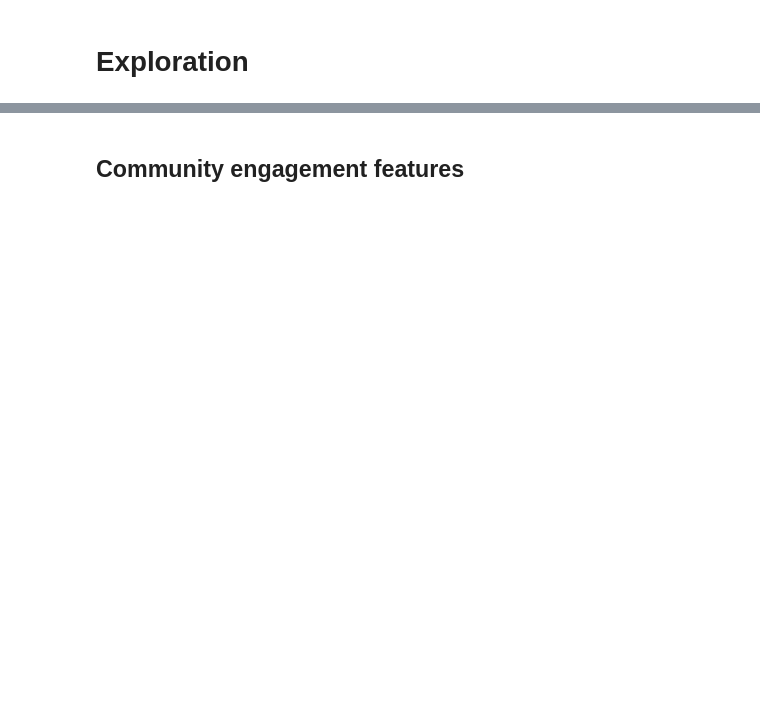
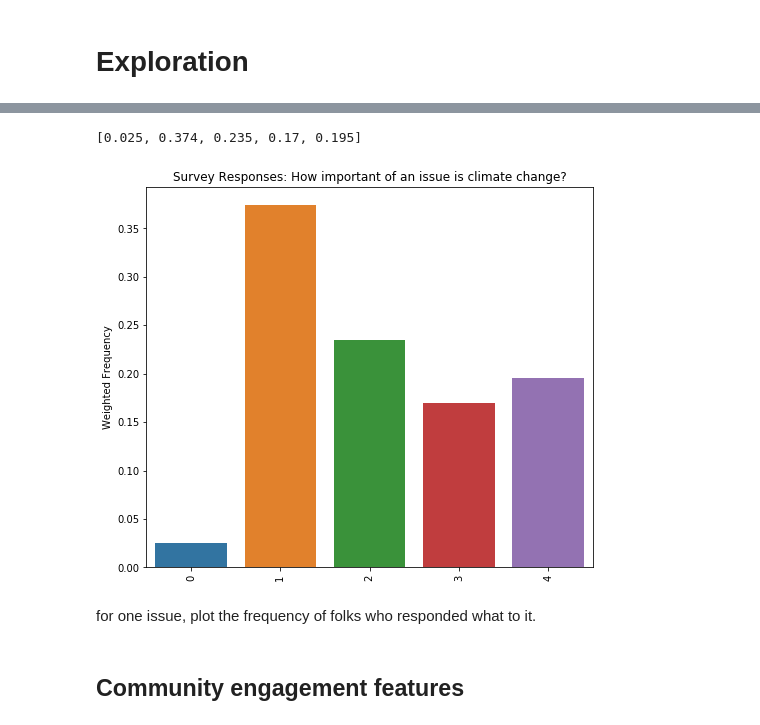
Before and after one commit to ali0003433/predict-by-issue-prioritization, a Jupyter notebook: notebooks/1-al-exploration.ipynb, the cells around one changed output, grey strips where cells are left out. Saved outputs shown, nothing was run; the diff lists cells and outputs as text; code cells hidden in the pictures; blank space fills up the shorter version.

```diff
--- a/notebooks/1-al-exploration.ipynb
+++ b/notebooks/1-al-exploration.ipynb
@@ -36,0 +57,3 @@ Name: weight, dtype: float64
+# %%
+climate_freq = calc.distribution(df_no_nulls, 'imiss_l_2016').round(3)
+print('weighted frequency:', climate_freq)
@@ -37,3 +68,20 @@ Name: weight, dtype: float64
+# %%
+climate_list = []
+for i in climate_freq:
+    climate_list.append(i)
+print(climate_list)
+plt.figure(figsize=(8,7))
+x = [0,1,2,3,4]
+bplot = sns.barplot(x = x, y = climate_list)
+bplot.set_xticklabels(rotation=90, labels= x)
+bplot.set_title('Survey Responses: How important of an issue is climate change?')
+bplot.set_ylabel('Weighted Frequency')
+plt.show()
+# %% [output]
+[0.025, 0.374, 0.235, 0.17, 0.195]
+[figure, added]
+# %% [markdown]
+for one issue, plot the frequency of folks who responded what to it.
 # %% [markdown]
 ## Community engagement features
 # %%
```
Also changed, not shown: parts of 7 cells of this notebook.
